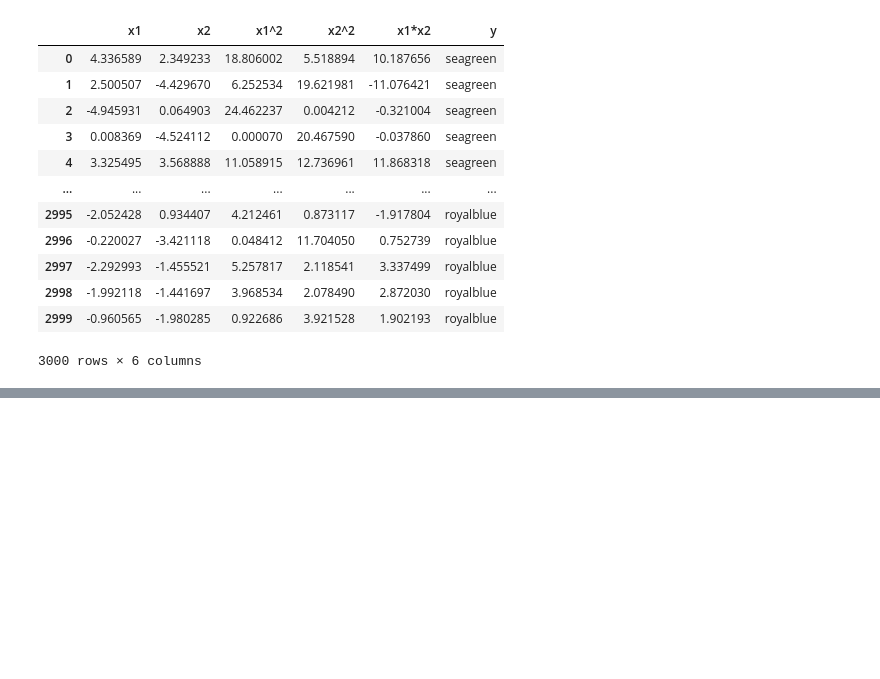
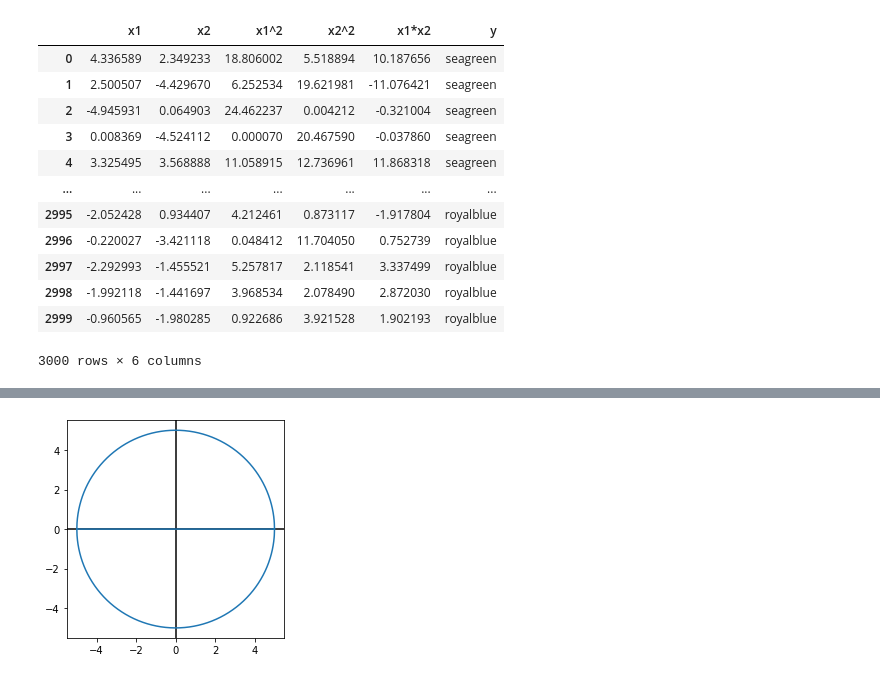
Before and after one commit to julielinx/datascience_diaries, a Jupyter notebook: continuing_education/lazy_programmer/1_numpy_stack/2_viz/3_pandas_exercise.ipynb, the cells around one changed output, grey strips where cells are left out. Cells and saved outputs as stored; diff of their text form; code cells hidden in the pictures; blank space fills up the shorter version.

```diff
--- a/continuing_education/lazy_programmer/1_numpy_stack/2_viz/3_pandas_exercise.ipynb
+++ b/continuing_education/lazy_programmer/1_numpy_stack/2_viz/3_pandas_exercise.ipynb
@@ -100,0 +119,17 @@ df.to_csv('pd_exercise.csv', index=False, header=False)
+# %%
+x1 = np.linspace(-5, 5, 1000)
+y1 = np.sqrt(abs(25 - x1**2))
+y1 = np.concatenate((y1, y1 * -1))
+x1 = np.concatenate((x1, x1))
+
+x2 = np.linspace(-2.5, 2.5, 1000)
+y2 = np.sqrt(abs(6.25 - x2**2))
+y2 = np.concatenate((y2, y2 * -1))
+x2 = np.concatenate((x2, x2))
+# %%
+plt.axhline(y=0, c='k')
+plt.axvline(x=0, c='k')
+plt.plot(x1, y1)
+plt.axis('scaled');
+# %% [output]
+[figure, added]
```
Also changed, not shown: parts of 3 cells of this notebook, 22 other files.
